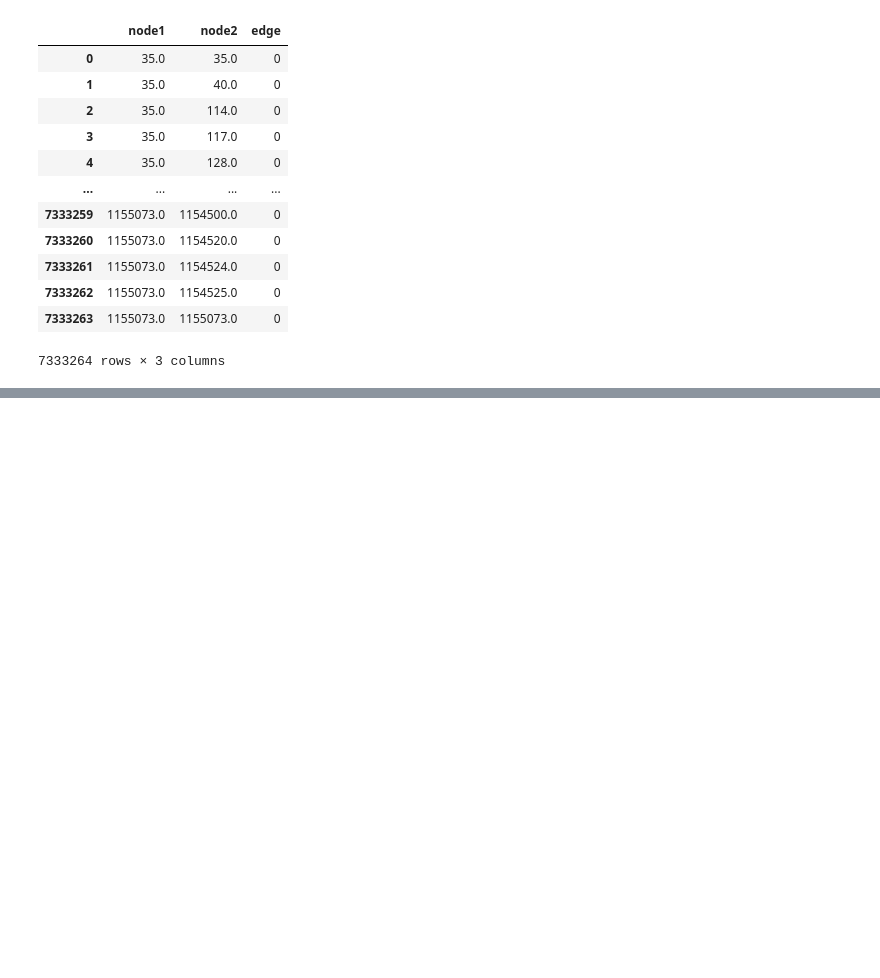
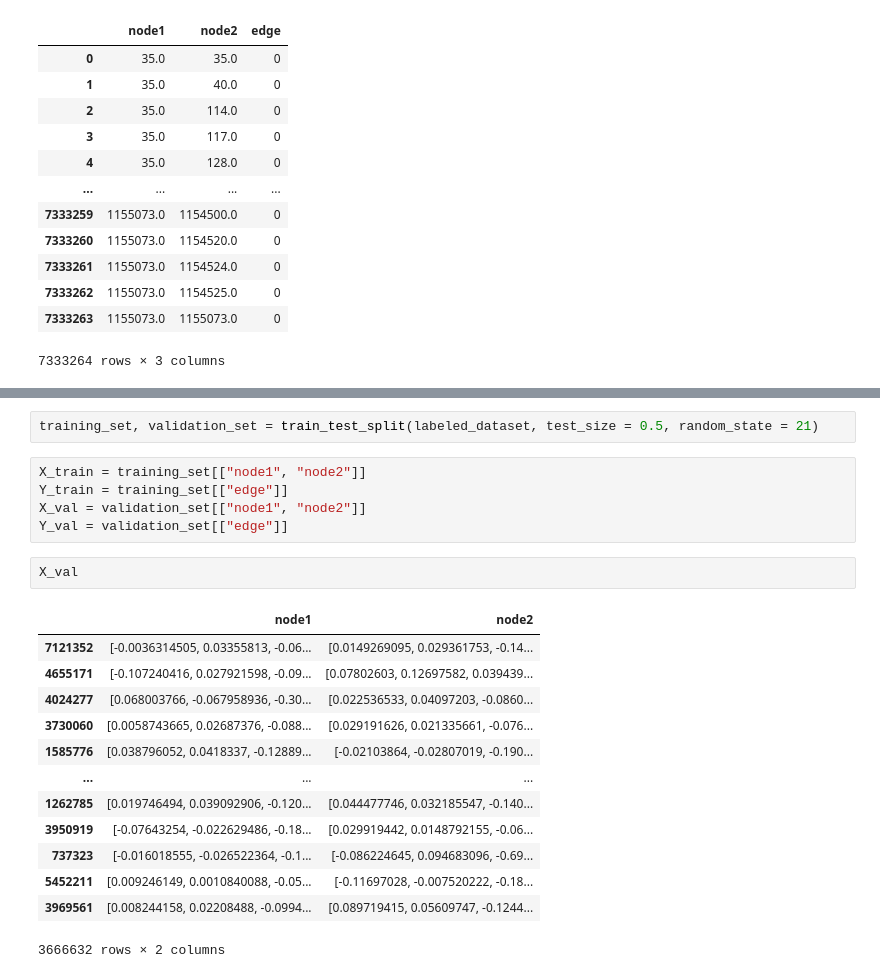
Before and after one commit to zakaria-n/link-prediction, a Jupyter notebook: link-pred.ipynb, the cells around one changed output, grey strips where cells are left out. Saved outputs shown, nothing was run; the diff lists cells and outputs as text; blank space fills up the shorter version.

```diff
--- a/link-pred.ipynb
+++ b/link-pred.ipynb
@@ -102,0 +151,23 @@ labeled_dataset
+# %%
+training_set, validation_set = train_test_split(labeled_dataset, test_size = 0.5, random_state = 21)
+# %%
+X_train = training_set[["node1", "node2"]]
+Y_train = training_set[["edge"]]
+X_val = validation_set[["node1", "node2"]]
+Y_val = validation_set[["edge"]]
+# %%
+X_val
+# %% [output]
+|  | node1 | node2 |
+| 7121352 | [-0.0036314505, 0.03355813, -0.06... | [0.0149269095, 0.029361753, -0.14... |
+| 4655171 | [-0.107240416, 0.027921598, -0.09... | [0.07802603, 0.12697582, 0.039439... |
+| 4024277 | [0.068003766, -0.067958936, -0.30... | [0.022536533, 0.04097203, -0.0860... |
+| 3730060 | [0.0058743665, 0.02687376, -0.088... | [0.029191626, 0.021335661, -0.076... |
+| 1585776 | [0.038796052, 0.0418337, -0.12889... | [-0.02103864, -0.02807019, -0.190... |
+| ... | ... | ... |
+| 1262785 | [0.019746494, 0.039092906, -0.120... | [0.044477746, 0.032185547, -0.140... |
+| 3950919 | [-0.07643254, -0.022629486, -0.18... | [0.029919442, 0.0148792155, -0.06... |
+| 737323 | [-0.016018555, -0.026522364, -0.1... | [-0.086224645, 0.094683096, -0.69... |
+| 5452211 | [0.009246149, 0.0010840088, -0.05... | [-0.11697028, -0.007520222, -0.18... |
+| 3969561 | [0.008244158, 0.02208488, -0.0994... | [0.089719415, 0.05609747, -0.1244... |
+3666632 rows × 2 columns
```
Also changed, not shown: parts of 19 cells of this notebook, 2 other files.
